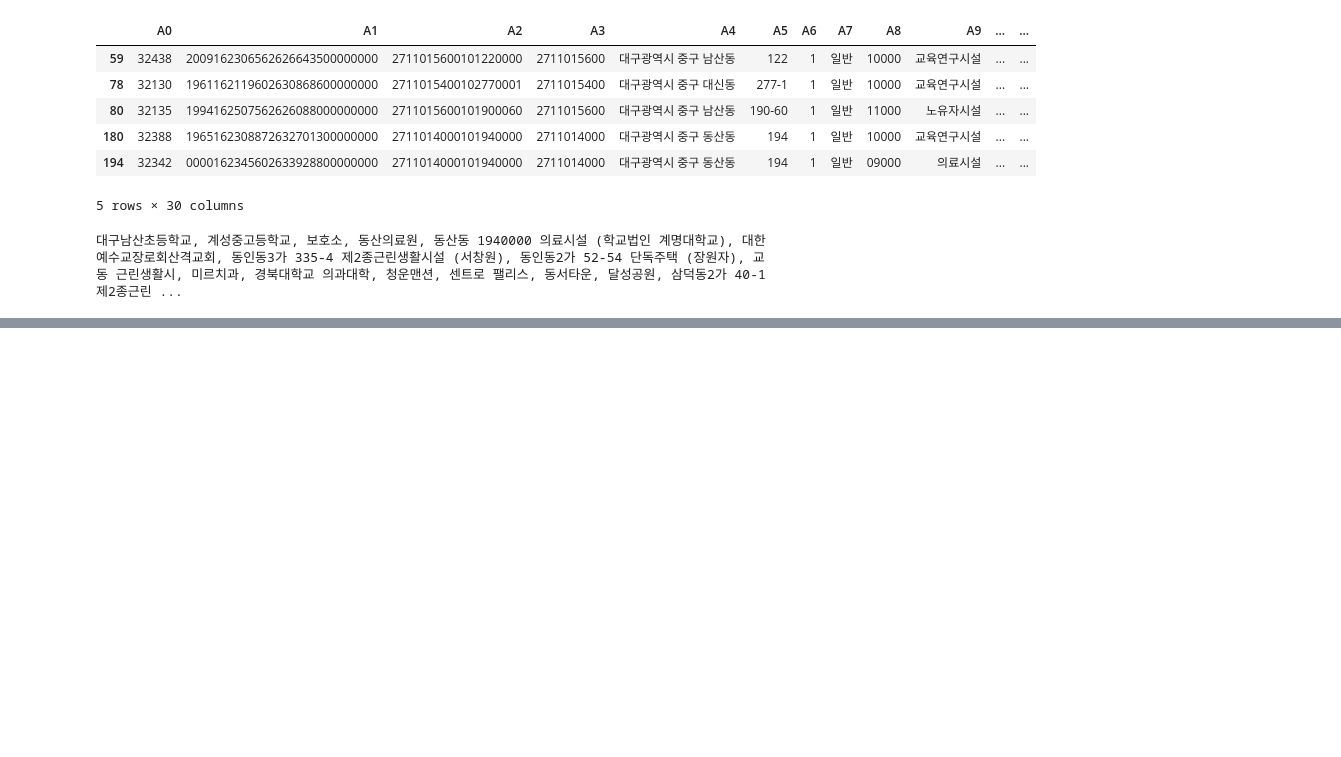
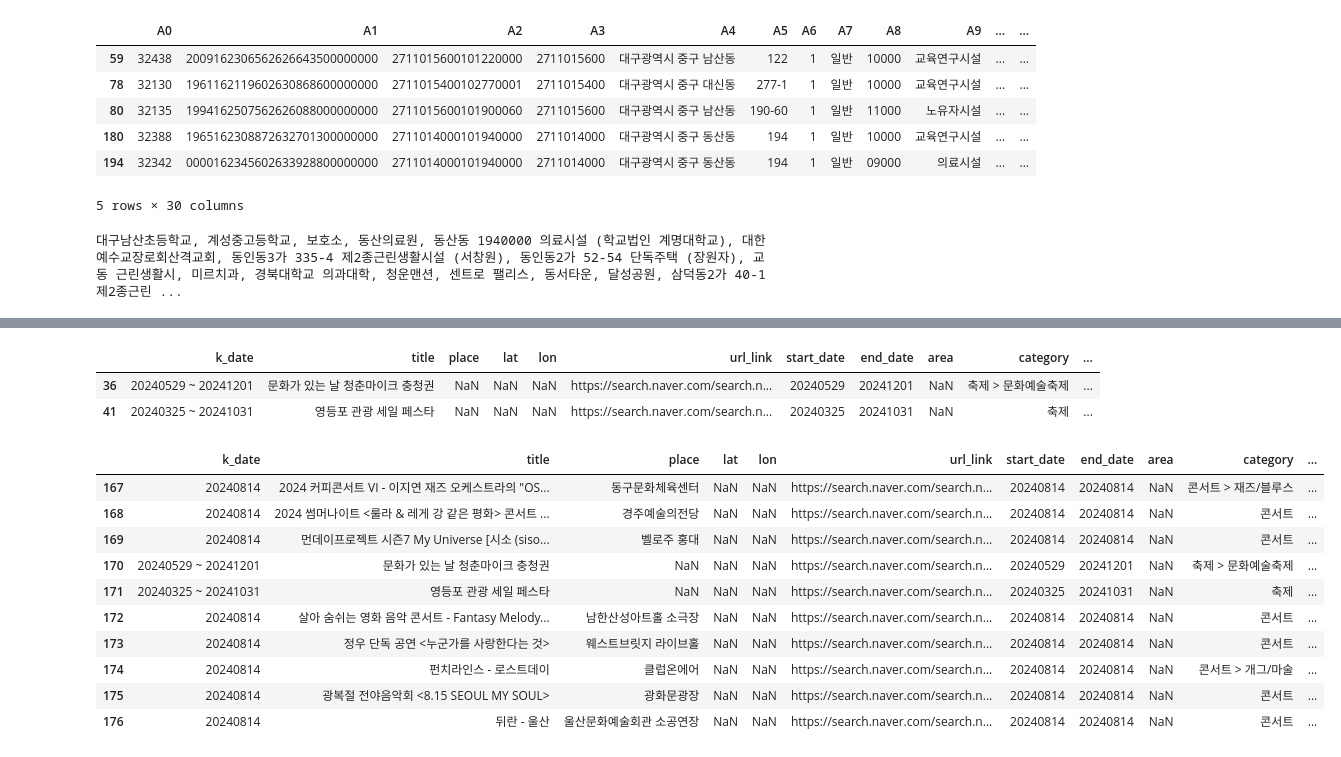
Before and after one commit to jiwon808/streamlit, a Jupyter notebook: test.ipynb, the cells around one changed output, grey strips where cells are left out. Saved outputs shown, nothing was run; the diff lists cells and outputs as text; code cells hidden in the pictures; blank space fills up the shorter version.

```diff
--- a/test.ipynb
+++ b/test.ipynb
@@ -319,0 +359,22 @@ for i in range(50) :
+# %%
+df[df.place.isna()]
+# %% [output]
+|  | k_date | title | place | lat | lon | url_link | start_date | end_date | area | category | ... |
+| 36 | 20240529 ~ 20241201 | 문화가 있는 날 청춘마이크 충청권 | NaN | NaN | NaN | https://search.naver.com/search.n... | 20240529 | 20241201 | NaN | 축제 > 문화예술축제 | ... |
+| 41 | 20240325 ~ 20241031 | 영등포 관광 세일 페스타 | NaN | NaN | NaN | https://search.naver.com/search.n... | 20240325 | 20241031 | NaN | 축제 | ... |
+# %%
+import re
+df.category = df.category.apply(lambda x : re.sub(r'\d+분', '', x).strip())
+df.tail(10)
+# %% [output]
+|  | k_date | title | place | lat | lon | url_link | start_date | end_date | area | category | ... |
+| 167 | 20240814 | 2024 커피콘서트 VI - 이지연 재즈 오케스트라의 "OS... | 동구문화체육센터 | NaN | NaN | https://search.naver.com/search.n... | 20240814 | 20240814 | NaN | 콘서트 > 재즈/블루스 | ... |
+| 168 | 20240814 | 2024 썸머나이트 <룰라 & 레게 강 같은 평화> 콘서트 ... | 경주예술의전당 | NaN | NaN | https://search.naver.com/search.n... | 20240814 | 20240814 | NaN | 콘서트 | ... |
+| 169 | 20240814 | 먼데이프로젝트 시즌7 My Universe [시소 (siso... | 벨로주 홍대 | NaN | NaN | https://search.naver.com/search.n... | 20240814 | 20240814 | NaN | 콘서트 | ... |
+| 170 | 20240529 ~ 20241201 | 문화가 있는 날 청춘마이크 충청권 | NaN | NaN | NaN | https://search.naver.com/search.n... | 20240529 | 20241201 | NaN | 축제 > 문화예술축제 | ... |
+| 171 | 20240325 ~ 20241031 | 영등포 관광 세일 페스타 | NaN | NaN | NaN | https://search.naver.com/search.n... | 20240325 | 20241031 | NaN | 축제 | ... |
+| 172 | 20240814 | 살아 숨쉬는 영화 음악 콘서트 - Fantasy Melody... | 남한산성아트홀 소극장 | NaN | NaN | https://search.naver.com/search.n... | 20240814 | 20240814 | NaN | 콘서트 | ... |
+| 173 | 20240814 | 정우 단독 공연 <누군가를 사랑한다는 것> | 웨스트브릿지 라이브홀 | NaN | NaN | https://search.naver.com/search.n... | 20240814 | 20240814 | NaN | 콘서트 | ... |
+| 174 | 20240814 | 펀치라인스 - 로스트데이 | 클럽온에어 | NaN | NaN | https://search.naver.com/search.n... | 20240814 | 20240814 | NaN | 콘서트 > 개그/마술 | ... |
+| 175 | 20240814 | 광복절 전야음악회 <8.15 SEOUL MY SOUL> | 광화문광장 | NaN | NaN | https://search.naver.com/search.n... | 20240814 | 20240814 | NaN | 콘서트 | ... |
+| 176 | 20240814 | 뒤란 - 울산 | 울산문화예술회관 소공연장 | NaN | NaN | https://search.naver.com/search.n... | 20240814 | 20240814 | NaN | 콘서트 | ... |
```
Also changed, not shown: parts of 6 cells of this notebook, 10 other files.
